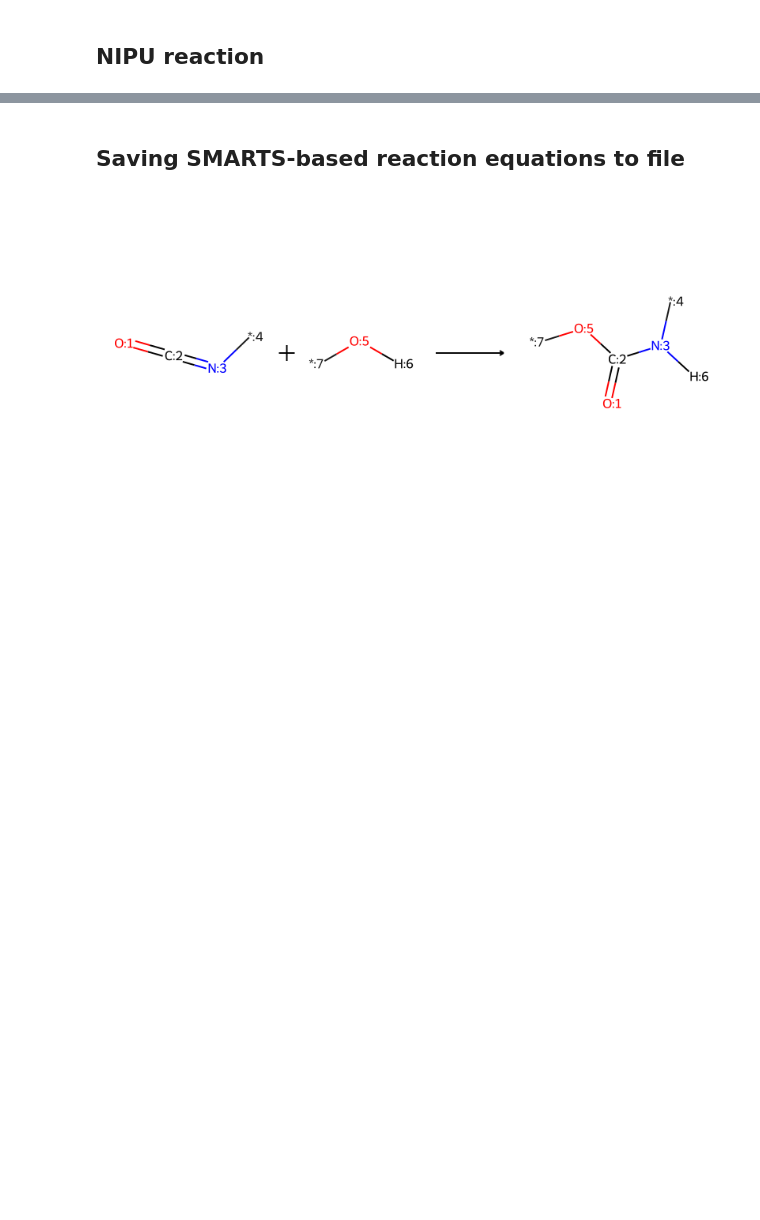
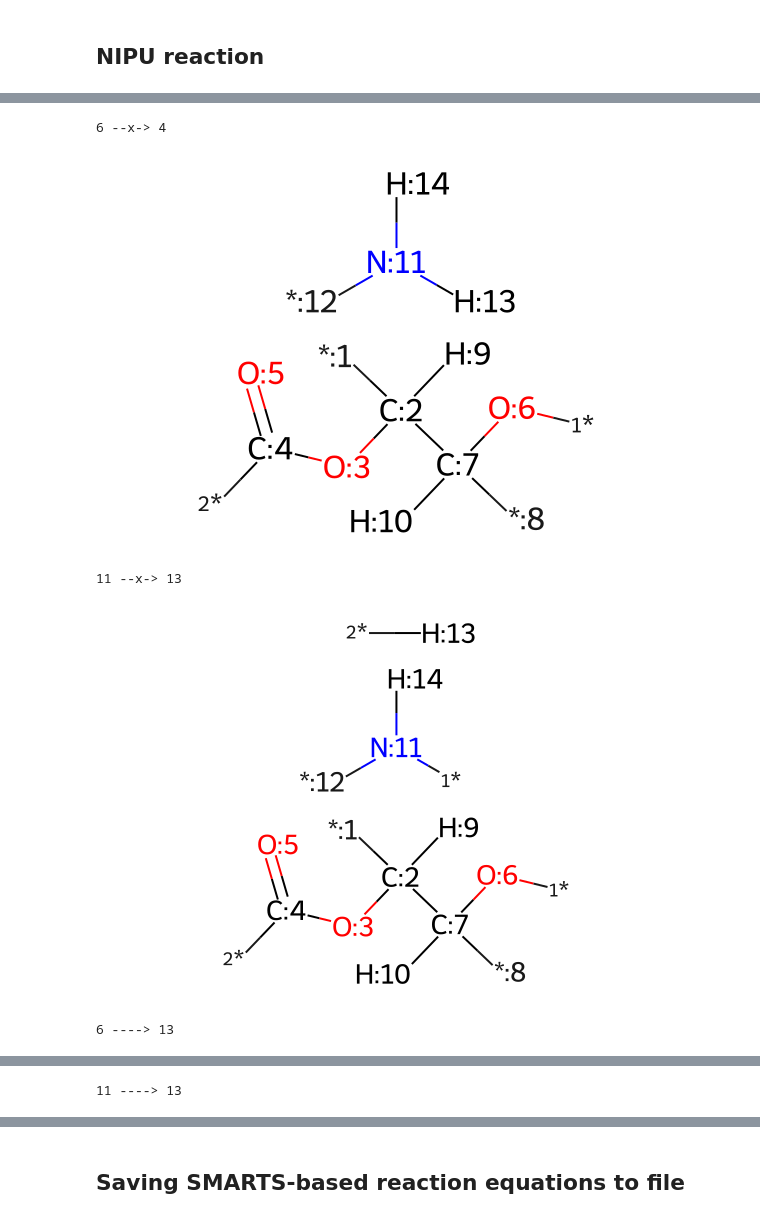
Before and after one commit to timbernat/NREL_polymers, a Jupyter notebook: reaction_def.ipynb, the cells around one changed output, grey strips where cells are left out. Saved outputs shown, nothing was run; the diff lists cells and outputs as text; code cells hidden in the pictures; blank space fills up the shorter version.

```diff
--- a/reaction_def.ipynb
+++ b/reaction_def.ipynb
@@ -68,2 +107,16 @@ portlib.Port.bondable_flavors.insert((1, 2)) # allows for specificity when re-bo
+# %%
+# 2) defining and swapping beonds to form product
+bond_remap = {
+    7 : (5, 3),
+    2 : (3, 5)
+}
+products = bonding.swap_bonds(Chem.RWMol(reactants), bond_remap, debug_display=True) # create editable Mol
+Chem.SanitizeMol(products, sanitizeOps=specification.SANITIZE_AS_KEKULE)
+display(products)
+
+# 3) defining reaction
+rxn = reactions.AnnotatedReaction.from_rdmols(reactant_templates=[reactants], product_templates=[products])
+rxns[chemistry] = rxn
+rxn_smarts[chemistry] = rdChemReactions.ReactionToSmarts(rxn)
 # %% [markdown]
 ## NIPU reaction
@@ -173,0 +137,20 @@ rxn_smarts[chemistry] = rdChemReactions.ReactionToSmarts(rxn)
+# %%
+# 2) defining and swapping beonds to form product
+bond_remap = {
+    6  : (4, 13),
+    11 : (13, 4)
+}
+products = bonding.swap_bonds(Chem.RWMol(reactants), bond_remap, debug_display=True) # create editable Mol
+Chem.SanitizeMol(products, sanitizeOps=specification.SANITIZE_AS_KEKULE)
+display(products)
+
+# 3) defining reaction
+rxn = reactions.AnnotatedReaction.from_rdmols(reactant_templates=[reactants], product_templates=[products])
+rxns[chemistry] = rxn
+rxn_smarts[chemistry] = rdChemReactions.ReactionToSmarts(rxn)
+# %% [output]
+6 --x-> 4
+[figure, added]
+11 --x-> 13
+[figure, added]
+6 ----> 13
@@ -173,0 +158 @@ rxn_smarts[chemistry] = rdChemReactions.ReactionToSmarts(rxn)
+11 ----> 13
@@ -179,7 +166,3 @@ with (RXN_FILES_PATH / 'rxn_smarts.json').open('w') as file:
 
 for chemistry, rxn in rxns.items():
     rxn.to_rxnfile(RXN_FILES_PATH / f'{chemistry}.rxn')
-# %%
-rxn
-# %% [output]
-[figure, removed]
```
Also changed, not shown: parts of 14 cells of this notebook, 4 other files.
